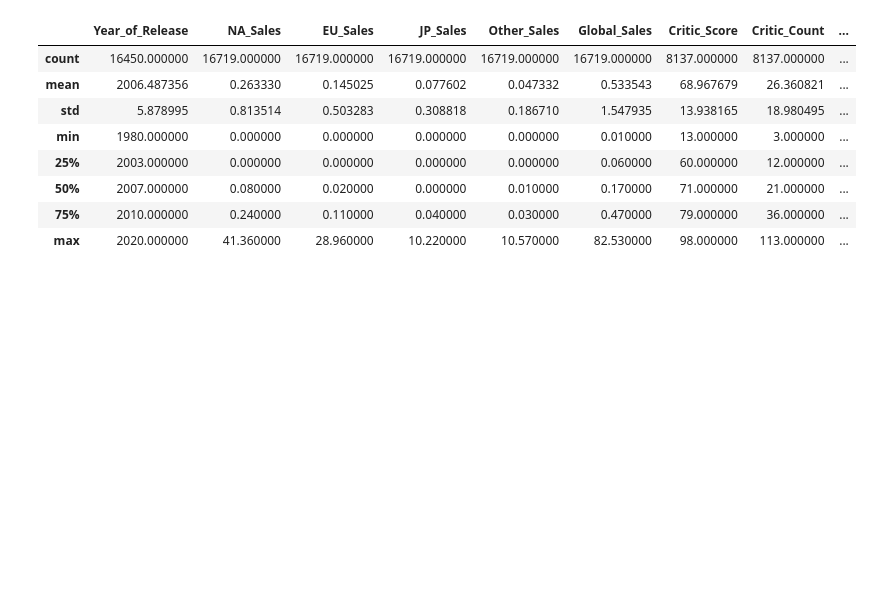
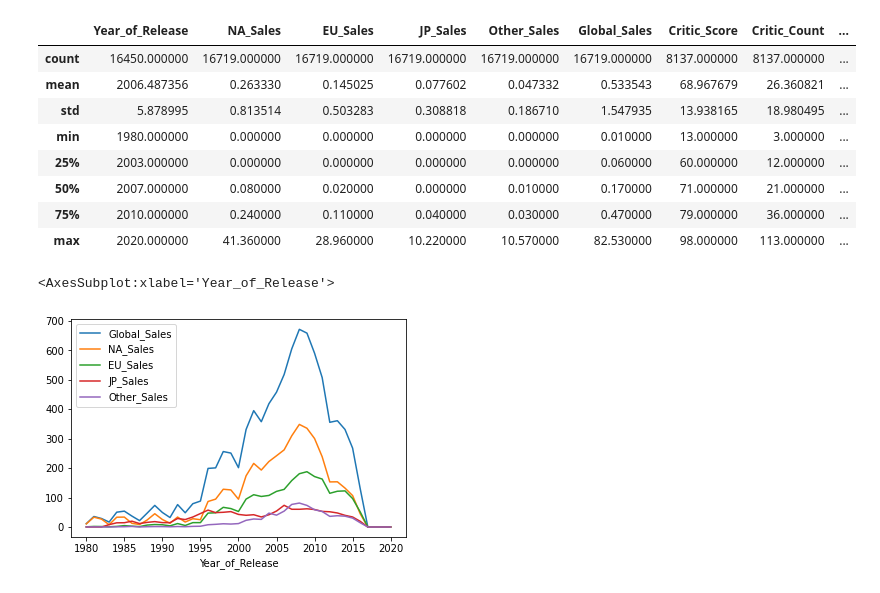
Before and after one commit to Thien-Nguyen-Git/Video-Games, a Jupyter notebook: GamePhase2.ipynb, the cells around one changed output. Saved outputs shown, nothing was run; the diff lists cells and outputs as text; code cells hidden in the pictures; blank space fills up the shorter version.

```diff
--- a/GamePhase2.ipynb
+++ b/GamePhase2.ipynb
@@ -95,15 +95,20 @@ df.describe()
 # %%
 # 9.Group the sales data of each region on Year_of_Release and plot the same
 # (It should show which region sales was at peak on which year of release)
 
 sales_data_year_release = df.groupby('Year_of_Release')['Global_Sales'].sum()
 
 sales_data_NA = df.groupby('Year_of_Release')['NA_Sales'].sum()
 sales_data_JP = df.groupby('Year_of_Release')['JP_Sales'].sum()
 sales_data_EU = df.groupby('Year_of_Release')['EU_Sales'].sum()
 sales_data_Other = df.groupby('Year_of_Release')['Other_Sales'].sum()
 
 sales_data_All = df.groupby('Year_of_Release')[['Global_Sales','NA_Sales','EU_Sales','JP_Sales','Other_Sales']].sum()
+
+sales_data_All.plot()
+# %% [output]
+<AxesSubplot:xlabel='Year_of_Release'>
+[figure, added]
 # %%
 # 10.Group North American, Japan, European & Other region sales data as per Genre and plot it
 # (It should show highest of region according to game category , ex- NA_Sales is highest in Adventure category ,
```
Also changed, not shown: parts of 5 cells of this notebook.
